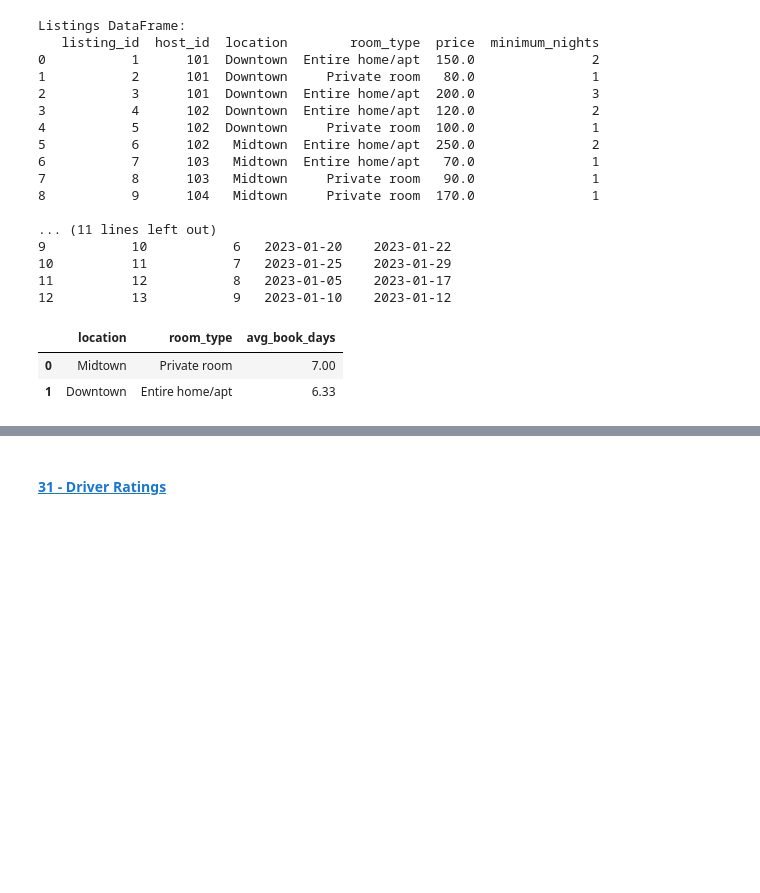
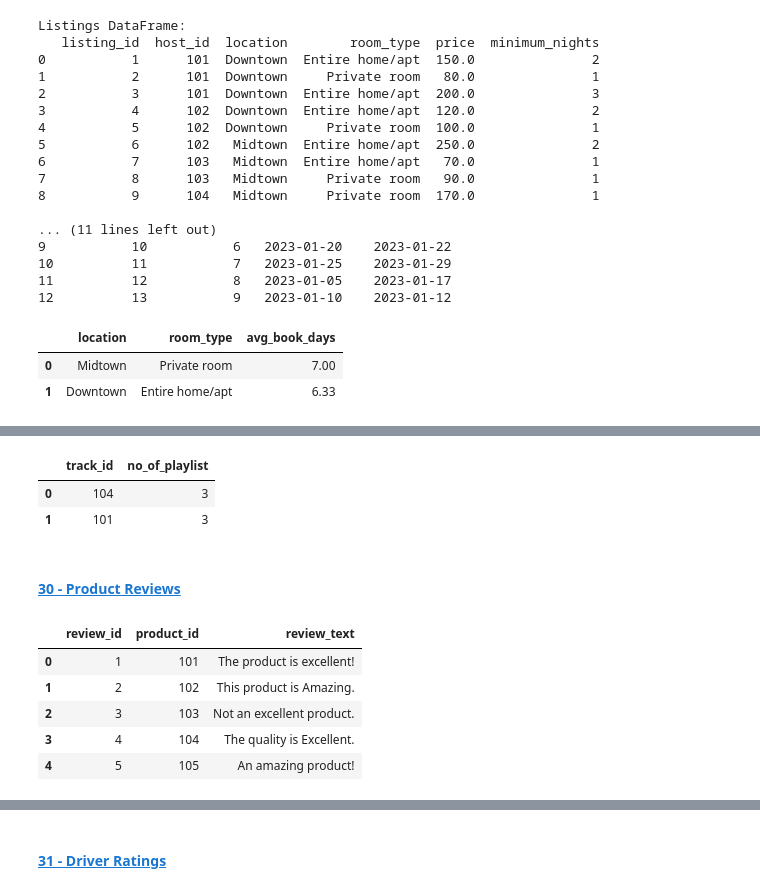
Before and after one commit to smor20/data_analysis, a Jupyter notebook: sql_on_pandas.ipynb, the cells around one changed output, grey strips where cells are left out. Saved outputs shown, nothing was run; the diff lists cells and outputs as text; code cells hidden in the pictures; blank space fills up the shorter version.

```diff
--- a/sql_on_pandas.ipynb
+++ b/sql_on_pandas.ipynb
@@ -2984,0 +3077,25 @@ sqldf(query)
+# %%
+# !
+query = '''
+with cte as
+(select
+playlist_id , count(distinct user_id) as distinct_users
+from playlist_plays
+group by playlist_id
+having count(distinct user_id)>=2)
+
+select
+track_id, count(distinct pt.playlist_id) as no_of_playlist
+from cte join playlist_tracks pt on cte.playlist_id=pt.playlist_id
+group by track_id
+order by count(distinct pt.playlist_id)desc, track_id desc
+limit 2
+'''
+
+sqldf(query)
+# %% [output]
+|  | track_id | no_of_playlist |
+| 0 | 104 | 3 |
+| 1 | 101 | 3 |
+# %% [markdown]
+#### [30 - Product Reviews](https://100daysofsql.com/new-courses/1/coding-test/31)
@@ -2984,0 +3116,33 @@ sqldf(query)
+# %%
+import pandas as pd
+
+# Create a dictionary with the data
+data = {
+    'review_id': [1, 2, 3, 4, 5, 6, 7, 8, 9, 10],
+    'product_id': [101, 102, 103, 104, 105, 106, 107, 108, 109, 110],
+    'review_text': [
+        'The product is excellent!',
+        'This product is Amazing.',
+        'Not an excellent product.',
+        'The quality is Excellent.',
+        'An amazing product!',
+        'This is not an amazing product.',
+        'This product is not Excellent.',
+        'This is a not excellent product.',
+        'The product is not amazing.',
+        'An excellent product, not amazing.'
+    ]
+}
+
+# Create the DataFrame
+product_reviews = pd.DataFrame(data)
+
+# Print the DataFrame
+display(product_reviews.head())
+# %% [output]
+|  | review_id | product_id | review_text |
+| 0 | 1 | 101 | The product is excellent! |
+| 1 | 2 | 102 | This product is Amazing. |
+| 2 | 3 | 103 | Not an excellent product. |
+| 3 | 4 | 104 | The quality is Excellent. |
+| 4 | 5 | 105 | An amazing product! |
```
Also changed, not shown: parts of 7 cells of this notebook.
